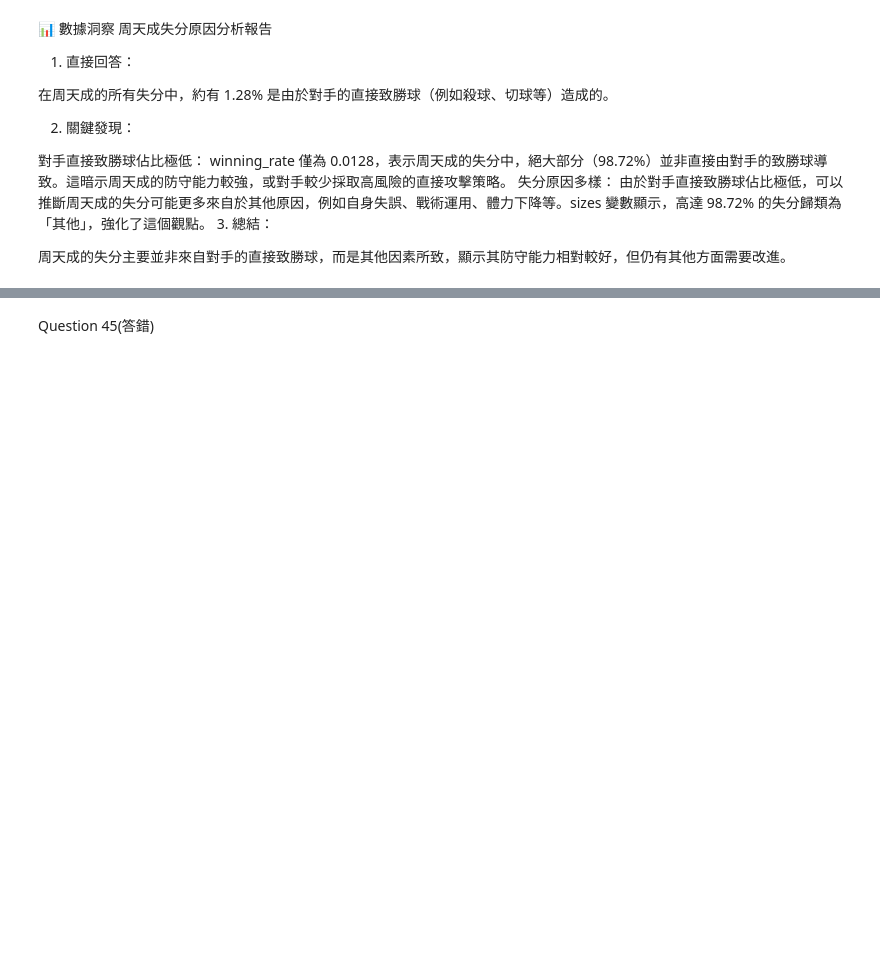
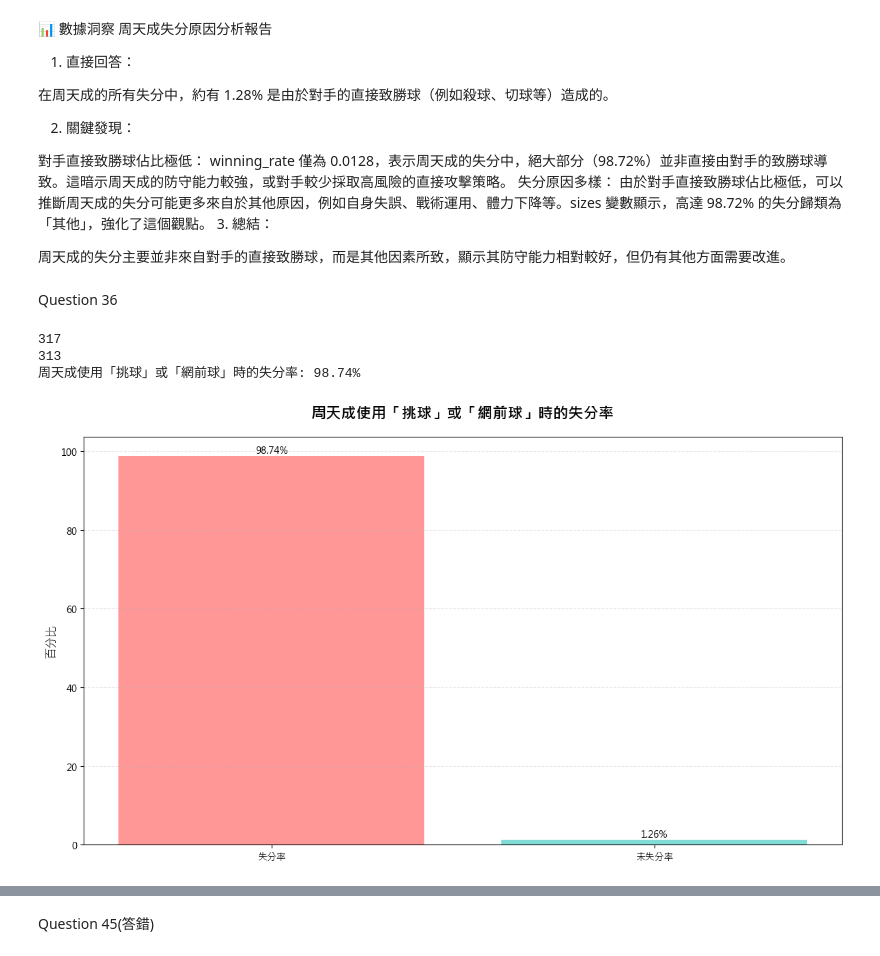
Before and after one commit to DanielTeng0811/BadmintonAI, a Jupyter notebook: question_answer.ipynb, the cells around one changed output, grey strips where cells are left out. Cells and saved outputs as stored; diff of their text form; code cells hidden in the pictures; blank space fills up the shorter version.

Commit message:
question_answer 36-40, finetune a little bit prompt

```diff
--- a/question_answer.ipynb
+++ b/question_answer.ipynb
@@ -2798,3 +2798,71 @@ plt.tight_layout()
 3. 總結：
 
 周天成的失分主要並非來自對手的直接致勝球，而是其他因素所致，顯示其防守能力相對較好，但仍有其他方面需要改進。
+# %% [markdown]
+Question 36
+# %%
+import platform
+import matplotlib.pyplot as plt
+import pandas as pd
+
+# 字體設定
+system = platform.system()
+if system == 'Darwin':
+    plt.rcParams['font.sans-serif'] = ['Arial Unicode MS', 'PingFang TC', 'Heiti TC', 'sans-serif']
+elif system == 'Windows':
+    plt.rcParams['font.sans-serif'] = ['Microsoft JhengHei', 'SimHei', 'sans-serif']
+else:  # Linux (Streamlit Cloud)
+    plt.rcParams['font.sans-serif'] = ['WenQuanYi Zen Hei', 'DejaVu Sans', 'sans-serif']
+plt.rcParams['axes.unicode_minus'] = False
+
+# 篩選 CHOU Tien Chen 的挑球和網前球
+chou_netting = df[(df['player'] == 'CHOU Tien Chen') & (df['type'].isin(['挑球', '網前球']))]
+
+# 計算總回合數
+total_rallies = chou_netting.groupby(['match_id', 'set', 'rally'])['player'].last().reset_index()
+total_rallies_count = len(total_rallies)
+print(total_rallies_count)
+# 計算失分回合數
+lost_rallies = chou_netting.groupby(['match_id', 'set', 'rally'])['getpoint_player'].last().reset_index()
+lost_rallies = lost_rallies[lost_rallies['getpoint_player'] != 'CHOU Tien Chen']
+lost_rallies_count = len(lost_rallies)
+print(lost_rallies_count)
+# 計算失分率
+if total_rallies_count > 0:
+    失分率 = (lost_rallies_count / total_rallies_count) * 100
+    print(f"周天成使用「挑球」或「網前球」時的失分率: {失分率:.2f}%")
+else:
+    失分率 = 0
+    print("沒有找到周天成使用「挑球」或「網前球」的資料")
+
+
+# 建立長條圖
+fig, ax = plt.subplots(figsize=(12, 7))
+
+# 長條圖數據
+labels = ['失分率', '未失分率']
+sizes = [失分率, 100 - 失分率]
+colors = ['#FF6B6B', '#4ECDC4']
+
+# 繪製長條圖
+bars = ax.bar(labels, sizes, color=colors, alpha=0.7)
+
+# 在柱子上方標註數值
+for bar in bars:
+    yval = bar.get_height()
+    ax.text(bar.get_x() + bar.get_width()/2, yval, f'{yval:.2f}%', ha='center', va='bottom', fontsize=10)
+
+# 設定標題和標籤
+ax.set_title('周天成使用「挑球」或「網前球」時的失分率', fontsize=16, fontweight='bold', pad=20)
+ax.set_ylabel('百分比', fontsize=12)
+
+# 加入網格線
+ax.grid(True, alpha=0.3, linestyle='--', axis='y')
+
+# 調整布局
+plt.tight_layout()
+# %% [output]
+317
+313
+周天成使用「挑球」或「網前球」時的失分率: 98.74%
+[figure, added]
```
Also changed, not shown: parts of 16 cells of this notebook, 5 other files.
